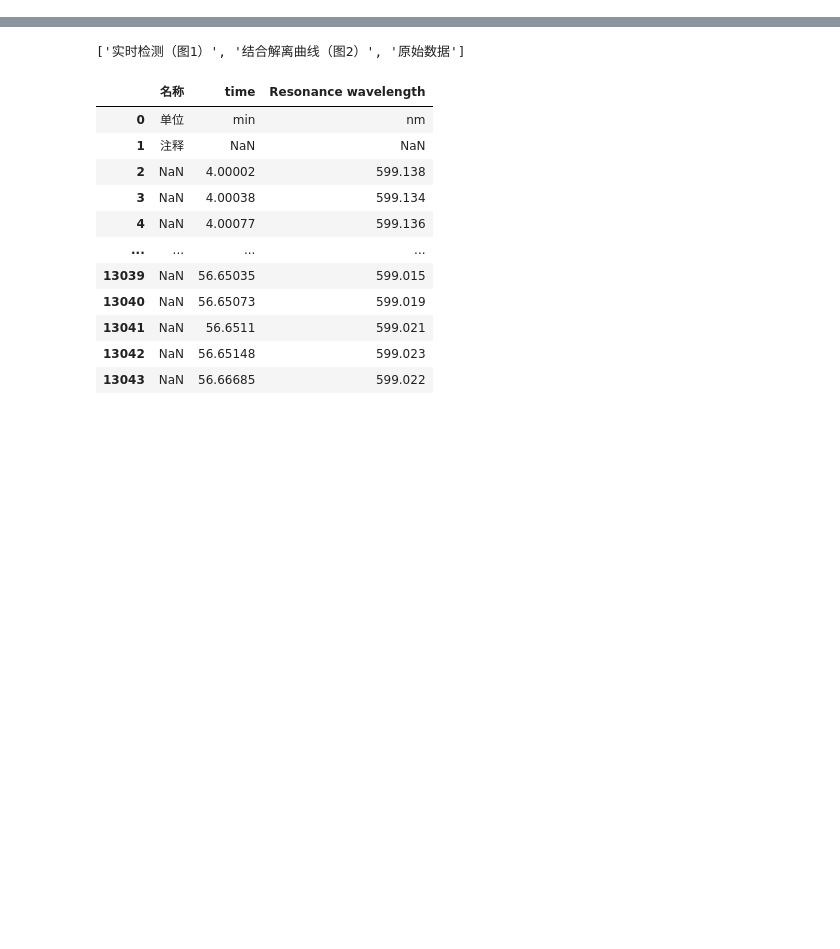
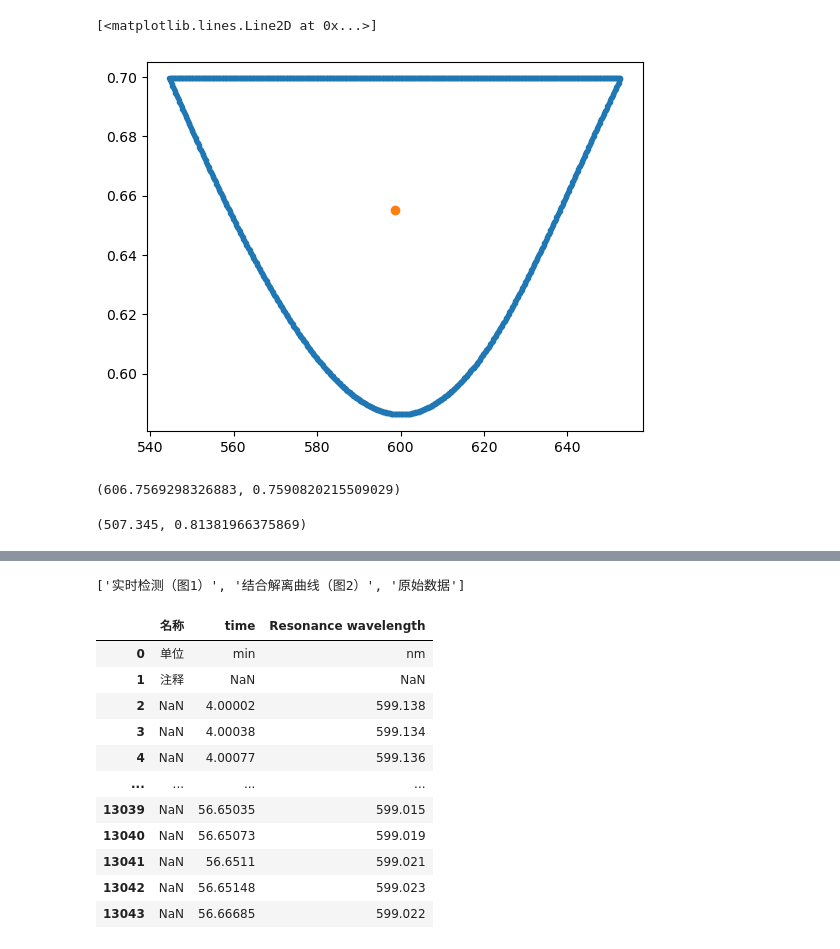
Before and after one commit to RuihaoQiu/FiberX, a Jupyter notebook: Untitled.ipynb, the cells around one changed output, grey strips where cells are left out. Cells and saved outputs as stored; diff of their text form; code cells hidden in the pictures; blank space fills up the shorter version.

```diff
--- a/Untitled.ipynb
+++ b/Untitled.ipynb
@@ -25,0 +29,36 @@ df.iloc[2:].plot(x="time", y="Resonance wavelength") # [["time", "Resonance wave
+# %%
+def find_minimum(y):
+    min_index = y.index(min(y))
+    return min_index
+# %%
+min_index = find_minimum(x_values, y_values)
+# %%
+def find_centroid(x, y, diff=50):
+    min_index = find_minimum(x, y)
+    left_index = min_index-5*diff
+    right_index = min_index+5*diff
+    y_left = y[left_index]
+    y_low = [y[i] for i in range(left_index, right_index+1000) if y[i]<=y[left_index]]
+    x_low = x[left_index:left_index+len(y_low)]
+    y_up = [y[left_index]]*(len(y_low)-1)
+    boundary = list(zip((x_low + x_low[1:]), (y_low + y_up)))
+    polygon = Polygon(boundary)
+    return polygon.centroid.x, polygon.centroid.y
+# %%
+boundary = find_centroid(x=x_values, y=y_values, diff=50)
+# %%
+x, y = np.array(boundary).T
+polygon = Polygon(boundary)
+centroid = polygon.centroid
+
+fig, ax = plt.subplots()
+
+plt.plot(x,y, ".")
+plt.plot(centroid.x, centroid.y, 'o')
+# %% [output]
+[<matplotlib.lines.Line2D at 0x...>]
+[figure, added]
+# %%
+centroid.x, centroid.y
+# %% [output]
+(606.7569298326883, 0.7590820215509029)
@@ -25,0 +67,4 @@ df.iloc[2:].plot(x="time", y="Resonance wavelength") # [["time", "Resonance wave
+# %%
+x_values[min_index-500], y_values[min_index-500]
+# %% [output]
+(507.345, 0.81381966375869)
```
Also changed, not shown: parts of 17 cells of this notebook, 1 other file.
